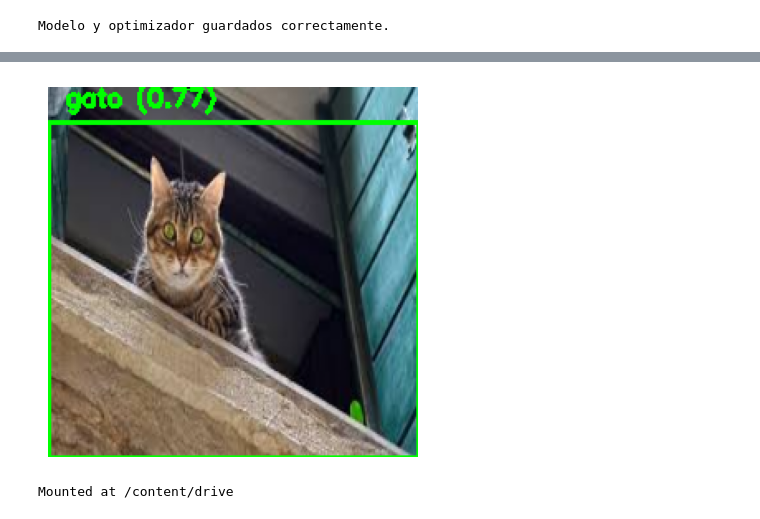
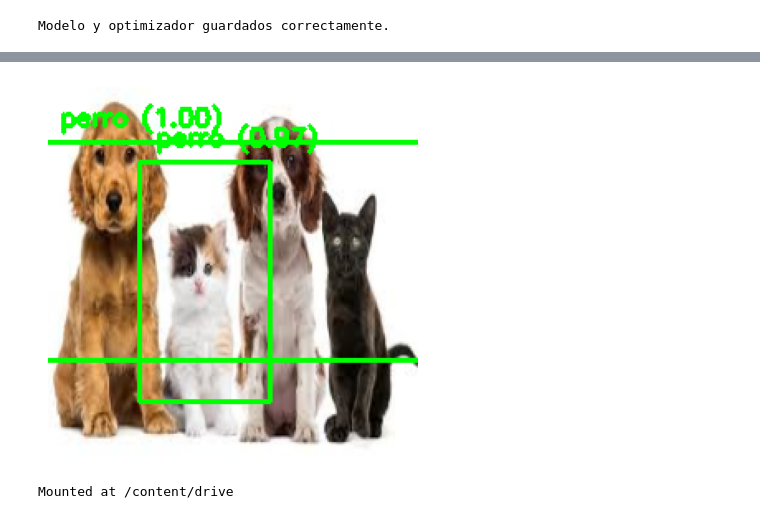
Before and after one commit to JuniorHZ19/CNN-PARA-DETECION-DE-OBJETOS, a Jupyter notebook: FAST R-CNN.ipynb, the cells around one changed output, grey strips where cells are left out. Saved outputs shown, nothing was run; the diff lists cells and outputs as text; code cells hidden in the pictures.

```diff
--- a/FAST R-CNN.ipynb
+++ b/FAST R-CNN.ipynb
@@ -350,8 +350,8 @@ def reverse_translation(bbox_pred, deltas):
     dx, dy, dw, dh = deltas[:, 0], deltas[:, 1], deltas[:, 2], deltas[:, 3]
 
     # Calcular dimensiones y centro del bbox real
-    x_center_real = x_center_pred + dx* w_pred   # Corregido: multiplicamos por w_pred
-    y_center_real = y_center_pred + dy* h_pred
+    x_center_real = x_center_pred + (dx* w_pred)   # Corregido: multiplicamos por w_pred
+    y_center_real = y_center_pred + (dy* h_pred)
     w_real = w_pred * torch.exp(dw)
     h_real = h_pred * torch.exp(dh)
 
@@ -707,42 +710,37 @@ def non_maximum_suppression(boxes, scores, iou_threshold=0.5, prob_threshold=0.3
     # Convertir las listas a tensores y devolver
     return torch.stack(boxes_selected), torch.stack(scores_selected)
 # %%
+import cv2
+import torch
 import torch.nn.functional as F
-
+import torchvision.transforms as transforms
 import matplotlib.pyplot as plt
 
-image = cv2.imread("/content/images (10).jpg")
+image = cv2.imread("/content/0004.jpg")
+image = cv2.resize(image, (224, 224))
 
-image=cv2.resize(image,(224,224,))
-
-rois=generate_rois(image,max_regiones=2000,fast_mode=False)
+rois = generate_rois(image, max_regiones=2000, fast_mode=False)
 
 batch_indices = torch.zeros((rois.size(0), 1), dtype=torch.float32)
 
 # Concatenar el índice del lote al inicio de cada ROI
 rois_with_index = torch.cat((batch_indices, rois), dim=1).to(device)
 
-# SVM modelo
+# Transformar imagen
+transform = transforms.Compose([
+    transforms.ToTensor()
+])
+imagen_tensor = transform(image).to(device)
 
-transform = transforms.Compose([
-    transforms.ToTensor()  # Convierte a tensor
+# Modelo en modo evaluación
+model.eval()
+with torch.no_grad():
+    class_logits, bbox_deltas = model(imagen_tensor.unsqueeze(0), rois_with_index)
+    probs = F.softmax(class_logits, dim=1)
+    predicted_labels = torch.argmax(probs, dim=1)
 
-])
-
-imagen_tensor=transform(image).to(device)
-
-model.eval()
-
-with torch.no_grad():
-
-  class_logits, bbox_deltas = model(imagen_tensor.unsqueeze(0),rois_with_index)
-
-  probs = F.softmax(class_logits, dim=1)
-
-  predicted_labels=torch.argmax(probs,dim=1)
-
-
-selected_indices=[indice for indice in range(len(predicted_labels)) if(predicted_labels[indice] !=0)]
+# Filtrar ROIs con detección (clase != 0)
+selected_indices = [indice for indice in range(len(predicted_labels)) if predicted_labels[indice] != 0]
 
 boxes_filtered = rois[selected_indices].to(device)
 labels_filtered = predicted_labels[selected_indices].to(device)
@@ -750,30 +748,30 @@ scores_filtered = probs[selected_indices].to(device)
 deltas_filtered = bbox_deltas[selected_indices].to(device)
 
 # Aplicamos la transformación inversa
-pred_bbox_reales = reverse_translation(boxes_filtered , deltas_filtered)
-pred_bbox_reales = boxes_filtered
-pred_bbox_reales=pred_bbox_reales.to(device)
+pred_bbox_reales = reverse_translation(boxes_filtered, deltas_filtered).to(device)
 
-pred_bbox_reales=pred_bbox_reales
+# Aplicar NMS
+boxes_selected, scores_selected = non_maximum_suppression(pred_bbox_reales, scores_filtered, iou_threshold=0.3, prob_threshold=0.7)
 
-
-boxes_selected, scores_selected=non_maximum_suppression(pred_bbox_reales, scores_filtered, iou_threshold=0.3, prob_threshold=0.7)
-
-
+# Convertir a NumPy
 boxes_selected_np = boxes_selected.detach().cpu().numpy()
 scores_selected_np = scores_selected.detach().cpu().numpy()
 
+# Clases de objetos
+clases = ['gato', 'perro']
 
-print(probs.shape)
+# Dibujar predicciones en la imagen
+for pred_bbox, label, score in zip(boxes_selected, labels_filtered, scores_selected):
+    class_index = label.item()
+    class_name = clases[class_index - 1] if class_index > 0 else "Desconocido"
 
-clases=['gato','perro']
-for pred_bbox,score in zip(boxes_selected,scores_selected):
-  cv2.rectangle(image, (int(pred_bbox[0]), int(pred_bbox[1])), (int(pred_bbox[2]), int(pred_bbox[3])), (0, 255, 0), 2)
-  cv2.putText(image, f'{clases[torch.argmax(score)-1]} ({torch.max(score):.2f})', (int(pred_bbox[0])+10,int(pred_bbox[1])-10), cv2.FONT_HERSHEY_SIMPLEX,0.5, (0, 255, 0), 2)
+    cv2.rectangle(image, (int(pred_bbox[0]), int(pred_bbox[1])), (int(pred_bbox[2]), int(pred_bbox[3])), (0, 255, 0), 2)
+    cv2.putText(image, f'{class_name} ({score.max().item():.2f})',
+                (int(pred_bbox[0]) + 10, int(pred_bbox[1]) - 10),
+                cv2.FONT_HERSHEY_SIMPLEX, 0.5, (0, 255, 0), 2)
 
-
-
+# Mostrar imagen con detecciones
 plt.imshow(cv2.cvtColor(image, cv2.COLOR_BGR2RGB))
-plt.axis('off')  # Desactivar los ejes para mostrar solo la imagen
+plt.axis('off')
 plt.show()
 # %% [output]
@@ -797,4 +795,4 @@ torch.Size([2000, 3])
-[figure, old version]
+[figure, new version]
 # %%
 from google.colab import drive
 drive.mount('/content/drive')
```
Also changed, not shown: parts of 5 cells of this notebook.
